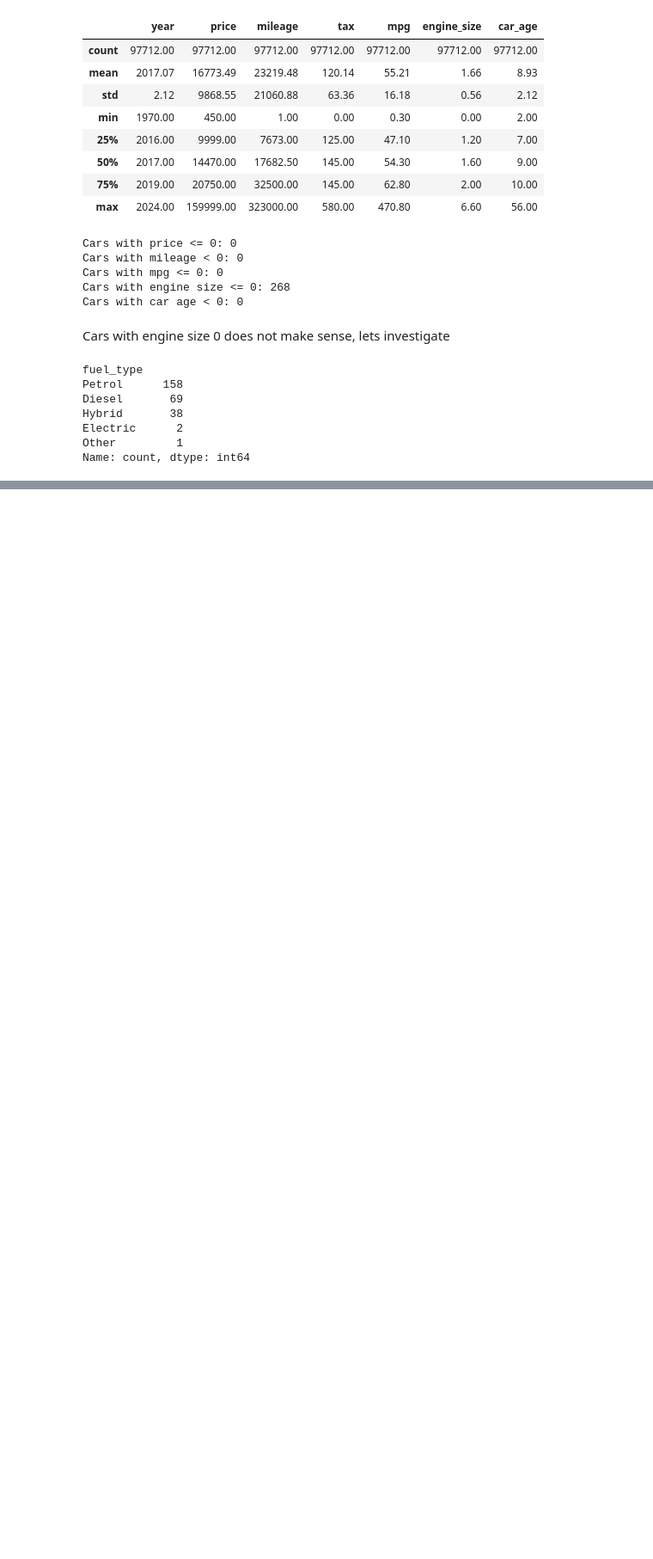
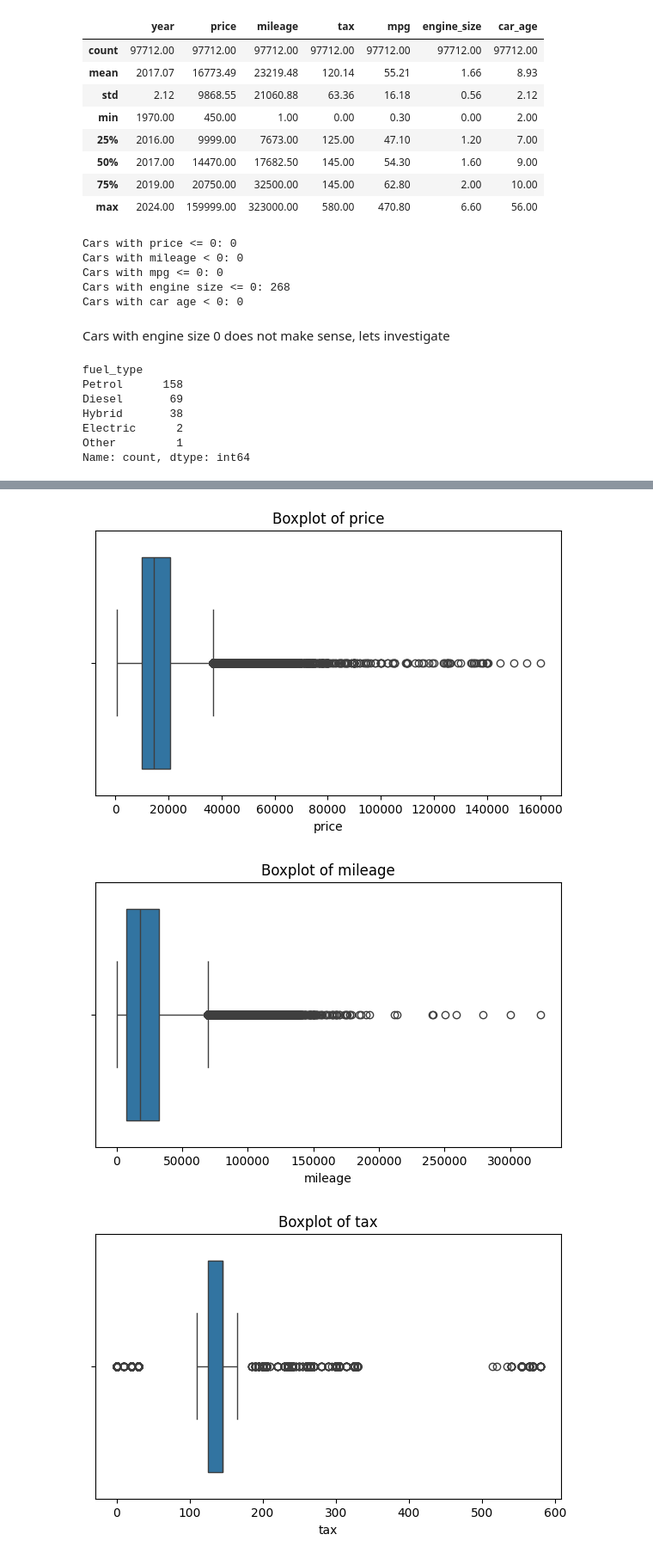
Before and after one commit to TXTEck/DAV_CA1, a Jupyter notebook: notebooks/car_price_analysis.ipynb, the cells around one changed output, grey strips where cells are left out. Shown at 86% size. Drawn from its saved outputs; the diff is of its cells as text; code cells hidden in the pictures; blank space fills up the shorter version.

```diff
--- a/notebooks/car_price_analysis.ipynb
+++ b/notebooks/car_price_analysis.ipynb
@@ -205,0 +231,13 @@ Electric cars engine_size = 0 is ok beacuse they dont use the conventional engin
+# %%
+# Boxplots to visually check for outliers
+outlier_columns = ["price", "mileage", "tax", "mpg", "car_age"]
+
+for col in outlier_columns:
+    plt.figure(figsize=(7, 4))
+    sns.boxplot(x=cars[col])
+    plt.title(f"Boxplot of {col}")
+    plt.show()
+# %% [output]
+[figure, added]
+[figure, added]
+[figure, added]
```
Also changed, not shown: parts of 17 cells of this notebook, 1 other file.
